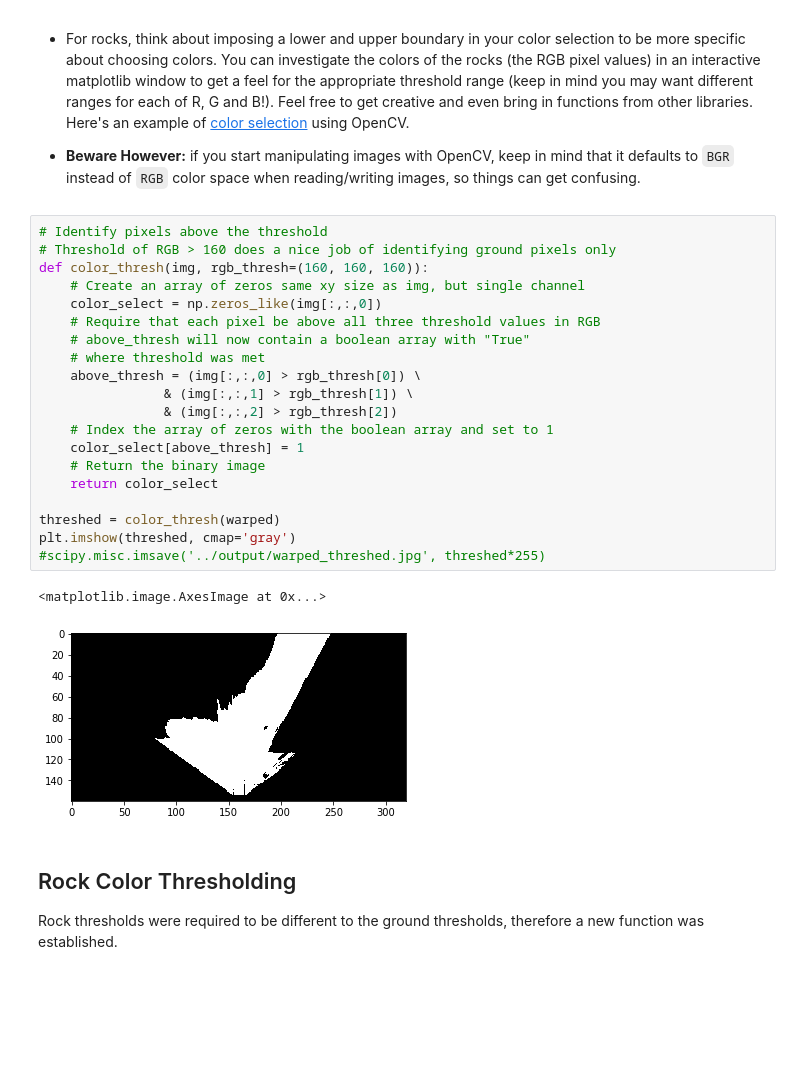
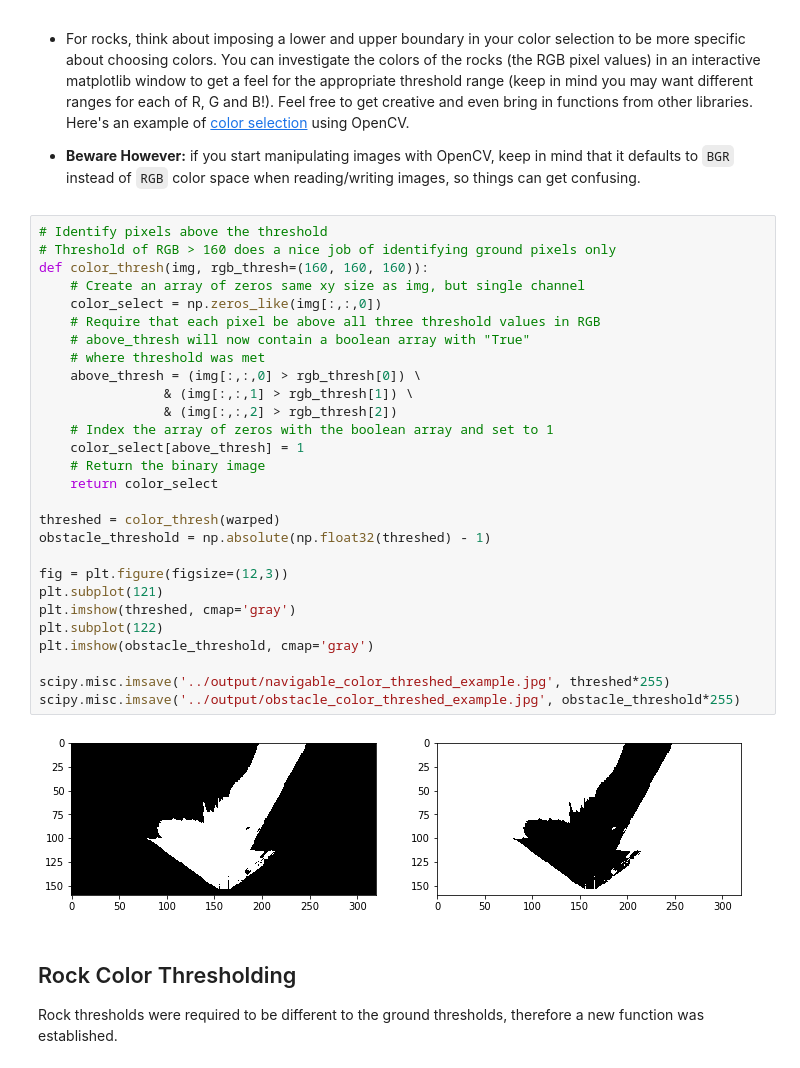
Before and after one commit to Chaser/RoboND-Rover-Project, a Jupyter notebook: code/Rover_Project_Test_Notebook.ipynb, the cells around one changed output. Cells and saved outputs as stored; diff of their text form; blank space fills up the shorter version.

Commit message:
[Feature] - Document procedure for `process_image` analysis.

```diff
--- a/code/Rover_Project_Test_Notebook.ipynb
+++ b/code/Rover_Project_Test_Notebook.ipynb
@@ -117,26 +116,33 @@ Define the color thresholding function from the lesson and apply it to the warpe
 # %%
 # Identify pixels above the threshold
 # Threshold of RGB > 160 does a nice job of identifying ground pixels only
 def color_thresh(img, rgb_thresh=(160, 160, 160)):
     # Create an array of zeros same xy size as img, but single channel
     color_select = np.zeros_like(img[:,:,0])
     # Require that each pixel be above all three threshold values in RGB
     # above_thresh will now contain a boolean array with "True"
     # where threshold was met
     above_thresh = (img[:,:,0] > rgb_thresh[0]) \
                 & (img[:,:,1] > rgb_thresh[1]) \
                 & (img[:,:,2] > rgb_thresh[2])
     # Index the array of zeros with the boolean array and set to 1
     color_select[above_thresh] = 1
     # Return the binary image
     return color_select
 
 threshed = color_thresh(warped)
+obstacle_threshold = np.absolute(np.float32(threshed) - 1)
+
+fig = plt.figure(figsize=(12,3))
+plt.subplot(121)
 plt.imshow(threshed, cmap='gray')
-#scipy.misc.imsave('../output/warped_threshed.jpg', threshed*255)
+plt.subplot(122)
+plt.imshow(obstacle_threshold, cmap='gray')
+
+scipy.misc.imsave('../output/navigable_color_threshed_example.jpg', threshed*255)
+scipy.misc.imsave('../output/obstacle_color_threshed_example.jpg', obstacle_threshold*255)
 # %% [output]
-<matplotlib.image.AxesImage at 0x...>
-[figure, old version]
+[figure, new version]
 # %% [markdown]
 ## Rock Color Thresholding
 Rock thresholds were required to be different to the ground thresholds, therefore a new function was established.
```
Also changed, not shown: parts of 5 cells of this notebook, 8 other files.
